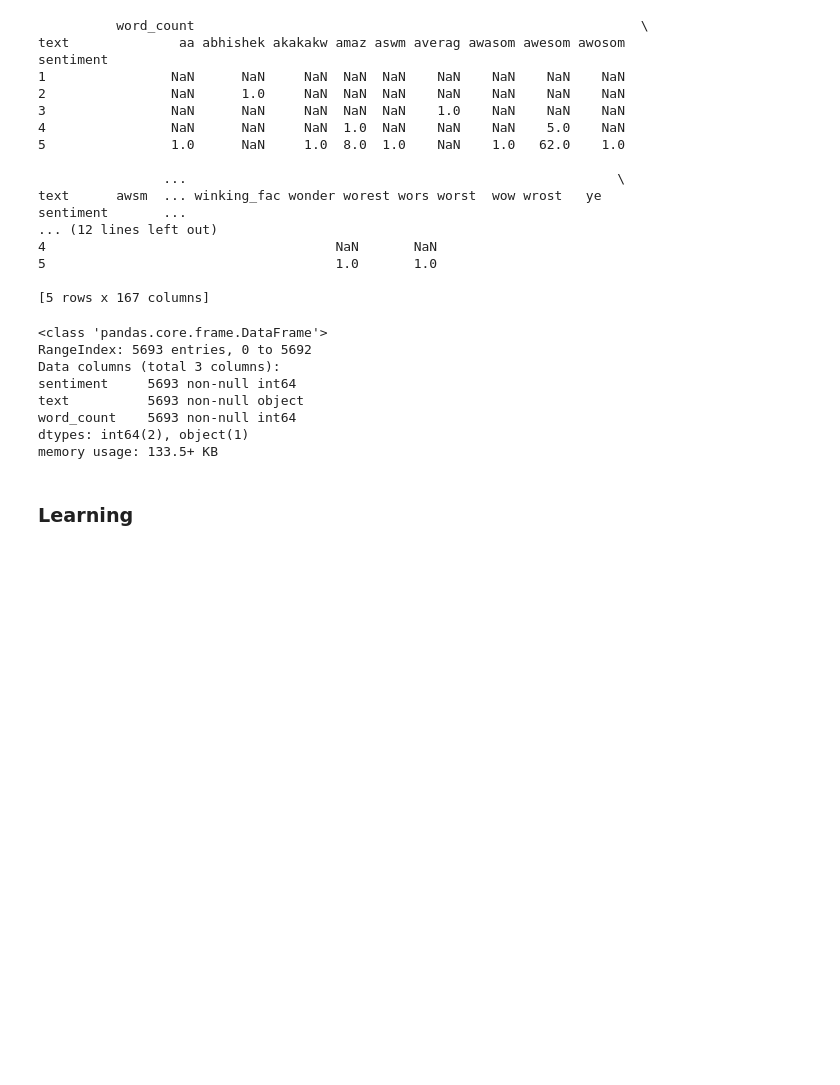
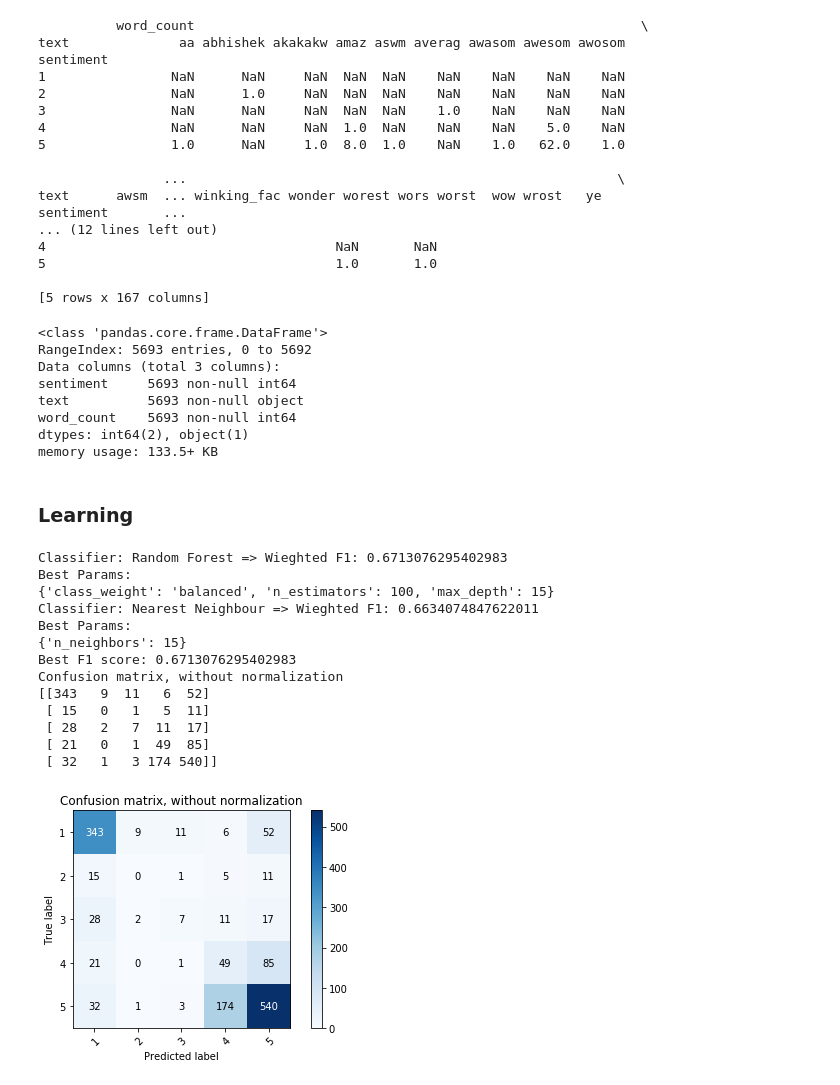
Before and after one commit to rmalav15/sentiment, a Jupyter notebook: EDA.ipynb, the cells around one changed output. Cells and saved outputs as stored; diff of their text form; code cells hidden in the pictures; blank space fills up the shorter version.

```diff
--- a/EDA.ipynb
+++ b/EDA.ipynb
@@ -4,19 +4,28 @@ import warnings
 warnings.filterwarnings('ignore')
 
 import pandas as pd
-from utils import clean_text
+from utils import clean_text, plot_confusion_matrix
 import numpy as np
+from collections import Counter
 
 from sklearn.feature_extraction.text import TfidfVectorizer
 from sklearn.model_selection import GridSearchCV, cross_validate, KFold
 from sklearn.ensemble import RandomForestClassifier, AdaBoostClassifier
 from sklearn.neighbors import KNeighborsClassifier
 from sklearn.svm import SVC
+from sklearn.model_selection import train_test_split
+from sklearn.metrics import confusion_matrix
+from sklearn.utils.multiclass import unique_labels
+
+from imblearn.over_sampling import SMOTE
+from imblearn.combine import SMOTEENN
 
 import matplotlib
 import matplotlib.pyplot as plt
 import seaborn as sns
 %matplotlib inline
+
+RANDOM_STATE = 42
 # %% [markdown]
 ### Loading Data
 # %%
@@ -159,7 +169,7 @@ def train_model(X, y, verbose = True):
                 "kernel": ['rbf', 'poly'],
                 "class_weight":[None, "balanced"]}
 
-    rf_pgrid = {"n_estimators": [10, 50, 100, 200],
+    rf_pgrid = {"n_estimators": [10, 50, 100, 250],
                 "max_depth": [2, 5, 10, 15],
                 "class_weight":[None, "balanced"]}
 
@@ -171,9 +181,9 @@ def train_model(X, y, verbose = True):
     # Classifiers with GridSearchCv with startifiedKfold and
     # wieghtedf1 score and balanced
     classifiers = [
-        ["SVC", GridSearchCV(estimator=SVC(),
-                             param_grid=svm_pgrid, cv=cv,
-                             scoring=scoring_metric, iid=False)],
+#         ["SVC", GridSearchCV(estimator=SVC(),
+#                              param_grid=svm_pgrid, cv=cv,
+#                              scoring=scoring_metric, iid=False)],
         ["Random Forest", GridSearchCV(estimator=RandomForestClassifier(),
                                       param_grid=rf_pgrid, cv=cv,
                                       scoring=scoring_metric, iid=False)],
@@ -195,13 +205,40 @@ def train_model(X, y, verbose = True):
             print(clf.cv_results_)
             print("--------------------------------------------------------------\n\n")
         print("Classifier:", name, "=> Wieghted F1:", clf.best_score_)
+        print("Best Params:")
+        print(clf.best_params_)
 
     best_model = CV_classifiers[CV_best_scores.index(max(CV_best_scores))]
     return CV_classifiers, CV_best_scores, best_model, max(CV_best_scores)
+# %%
+# Print Confusion Matrix
+# Warning: will again train (for separating validation data) the model.
+def retrain_best_param_model_confusion(model, X, y, title="Confusion Matrix"):
+    X_train, X_test, y_train, y_test = train_test_split(X, y, test_size=0.25, random_state=RANDOM_STATE)
+    y_pred = model.fit(X_train, y_train).predict(X_test)
+    #print(confusion_matrix(y_test, y_pred))
+    ax = plot_confusion_matrix(y_test, y_pred, ["1","2","3","4","5"], title=title)
+    plt.show()
 # %%
 # TF-IDF feature
 tfidf_vectorizer = TfidfVectorizer(use_idf=True, max_df=1.0, min_df=1)
 Xnorm = tfidf_vectorizer.fit_transform(df.text)
-ynorm = df.sentiment
-model, score, best_model, best_score = train_model(Xnorm, ynorm, verbose=False)
+ynorm = df.sentiment.to_list()
+model, score, best_model_norm, best_score = train_model(Xnorm, ynorm, verbose=False)
 print("Best F1 score:", best_score)
+retrain_best_param_model_confusion(best_model_norm, Xnorm, ynorm, title="Confusion Matrix With Normal Data")
+# %% [output]
+Classifier: Random Forest => Wieghted F1: 0.6713076295402983
+Best Params:
+{'class_weight': 'balanced', 'n_estimators': 100, 'max_depth': 15}
+Classifier: Nearest Neighbour => Wieghted F1: 0.6634074847622011
+Best Params:
+{'n_neighbors': 15}
+Best F1 score: 0.6713076295402983
+Confusion matrix, without normalization
+[[343   9  11   6  52]
+ [ 15   0   1   5  11]
+ [ 28   2   7  11  17]
+ [ 21   0   1  49  85]
+ [ 32   1   3 174 540]]
+[figure, added]
```
Also changed, not shown: parts of 21 cells of this notebook, 1 other file.
